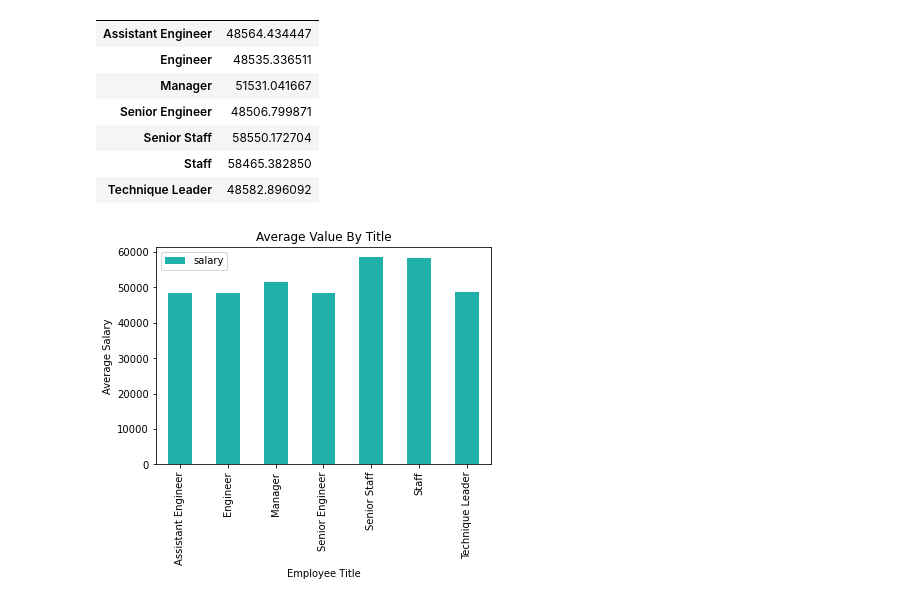
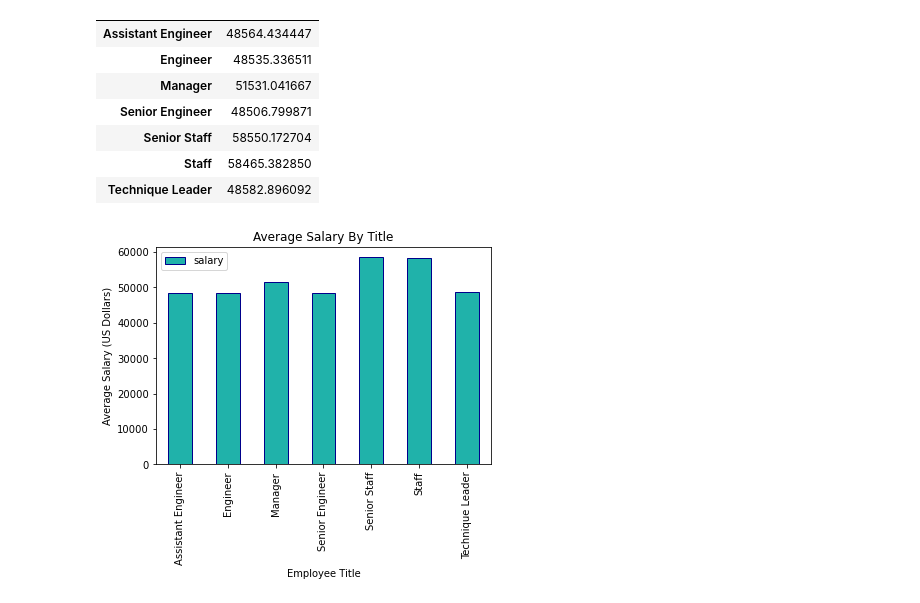
Before and after one commit to kylagelev/sql-challenge, a Jupyter notebook: EmployeeSQL/SQLAlchemy.ipynb, the cells around one changed output. Drawn from its saved outputs; the diff is of its cells as text; code cells hidden in the pictures.

Commit message:
changed edgecolors
next step is just asking for input of my emp_no

```diff
--- a/EmployeeSQL/SQLAlchemy.ipynb
+++ b/EmployeeSQL/SQLAlchemy.ipynb
@@ -96,13 +96,13 @@ grouped_df
 | Staff | 58465.382850 |
 | Technique Leader | 48582.896092 |
 # %%
-title_salary = grouped_df.plot(kind='bar', color = 'lightseagreen')
+title_salary = grouped_df.plot(kind='bar', color = 'lightseagreen', edgecolor= 'darkblue')
 title_salary.set_xlabel('Employee Title')
-title_salary.set_ylabel('Average Salary')
-title_salary.set_title('Average Value By Title')
+title_salary.set_ylabel('Average Salary (US Dollars)')
+title_salary.set_title('Average Salary By Title')
 
 #save png
 output_data_file = 'output_data/title_avg_salary.png'
 plt.savefig(output_data_file)
 # %% [output]
-[figure, old version]
+[figure, new version]
```
Also changed, not shown: parts of 1 cell of this notebook, 2 other files.
